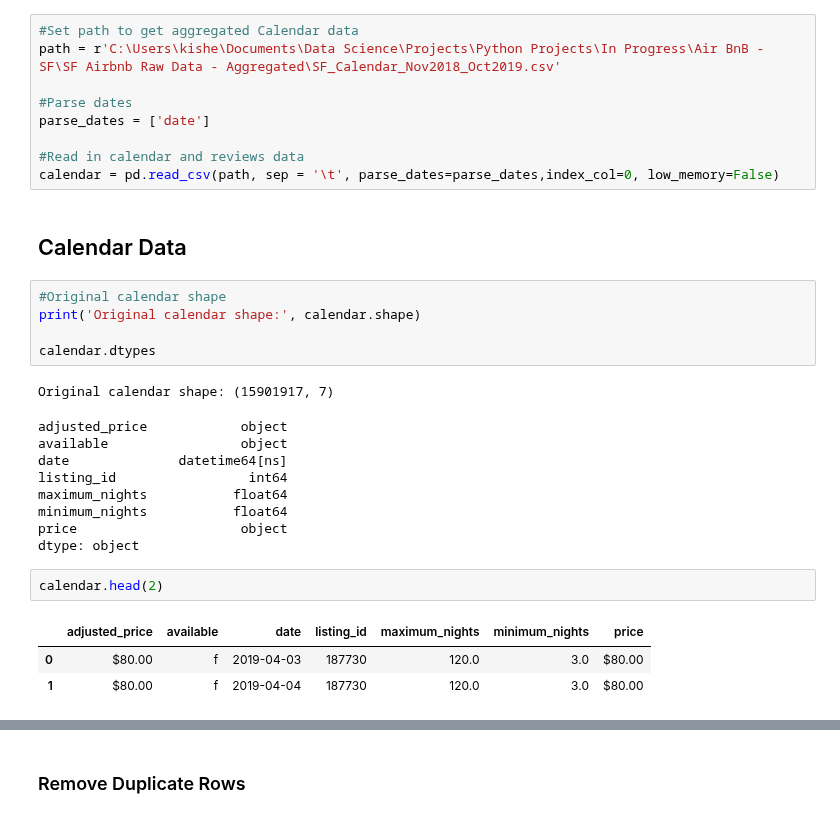
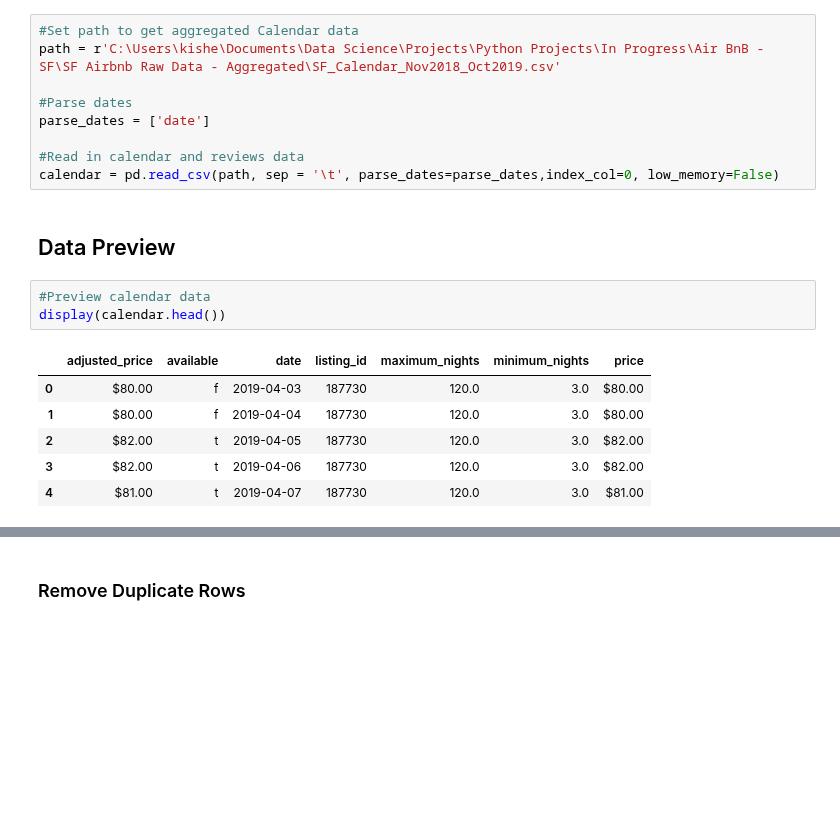
Before and after one commit to KishenSharma6/Airbnb-SF, a Jupyter notebook: Airbnb Calendar Data Cleaning.ipynb, the cells around one changed output, grey strips where cells are left out. Cells and saved outputs as stored; diff of their text form; blank space fills up the shorter version.

```diff
--- a/Airbnb Calendar Data Cleaning.ipynb
+++ b/Airbnb Calendar Data Cleaning.ipynb
@@ -29,25 +44,14 @@ parse_dates = ['date']
 #Read in calendar and reviews data
 calendar = pd.read_csv(path, sep = '\t', parse_dates=parse_dates,index_col=0, low_memory=False)
 # %% [markdown]
-## Calendar Data
+## Data Preview
-# %%
-#Original calendar shape
-print('Original calendar shape:', calendar.shape)
-
-calendar.dtypes
-# %% [output]
-Original calendar shape: (15901917, 7)
-adjusted_price            object
-available                 object
-date              datetime64[ns]
-listing_id                 int64
-maximum_nights           float64
-minimum_nights           float64
-price                     object
-dtype: object
-# %%
-calendar.head(2)
-# %% [output]
-|  | adjusted_price | available | date | listing_id | maximum_nights | minimum_nights | price |
-| 0 | $80.00 | f | 2019-04-03 | 187730 | 120.0 | 3.0 | $80.00 |
-| 1 | $80.00 | f | 2019-04-04 | 187730 | 120.0 | 3.0 | $80.00 |
+# %%
+#Preview calendar data
+display(calendar.head())
+# %% [output]
+|  | adjusted_price | available | date | listing_id | maximum_nights | minimum_nights | price |
+| 0 | $80.00 | f | 2019-04-03 | 187730 | 120.0 | 3.0 | $80.00 |
+| 1 | $80.00 | f | 2019-04-04 | 187730 | 120.0 | 3.0 | $80.00 |
+| 2 | $82.00 | t | 2019-04-05 | 187730 | 120.0 | 3.0 | $82.00 |
+| 3 | $82.00 | t | 2019-04-06 | 187730 | 120.0 | 3.0 | $82.00 |
+| 4 | $81.00 | t | 2019-04-07 | 187730 | 120.0 | 3.0 | $81.00 |
```
Also changed, not shown: parts of 21 cells of this notebook.
